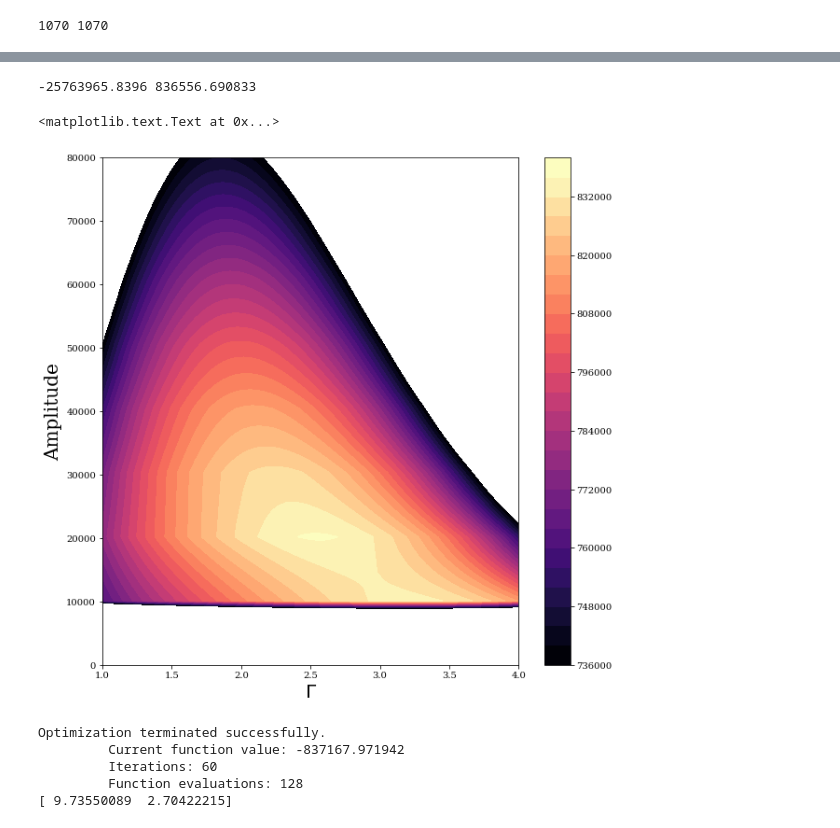
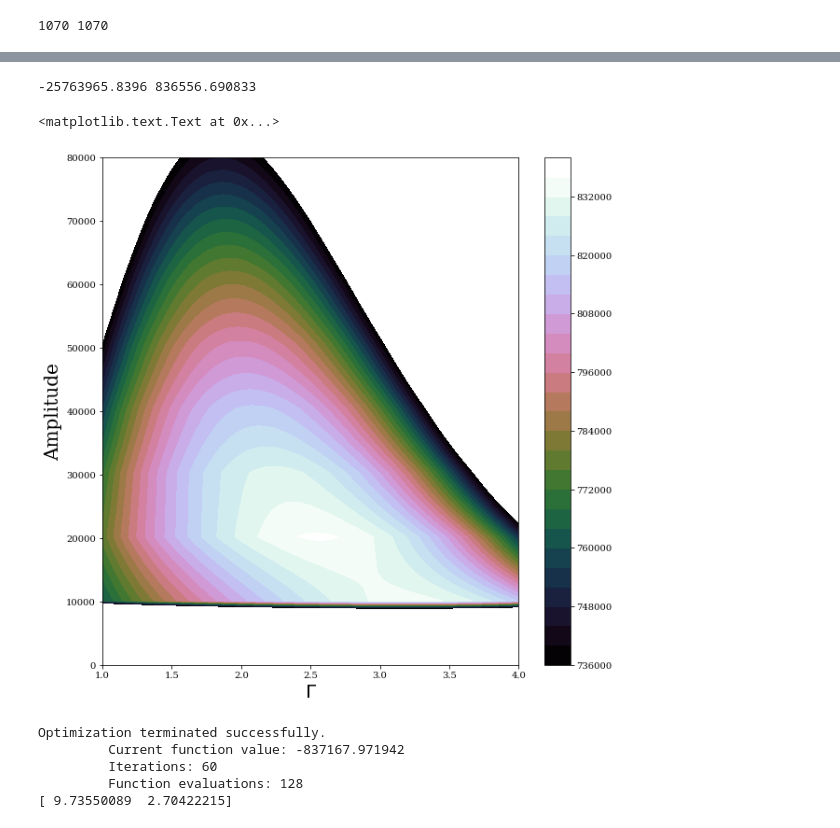
Before and after one commit to dirac-institute/PileupABC, a Jupyter notebook: Margaret/pileup_testmodel.ipynb, the cells around one changed output, grey strips where cells are left out. Cells and saved outputs as stored; diff of their text form; code cells hidden in the pictures.

```diff
--- a/Margaret/pileup_testmodel.ipynb
+++ b/Margaret/pileup_testmodel.ipynb
@@ -182,6 +209,8 @@ def log_likelihood(data,logA,a):
     lambda = integral from E_min to E_max A*E**-a
     input data = piled histogram from previous step
     """
+    E_min =
+    E_max =
     lam = integrate_lambda(E_max[1:],np.exp(logA),a) - integrate_lambda(E_min[1:],np.exp(logA),a)
     summation = gammaln(data+1)
     log_like = np.multiply(-1.0,lam) + data*np.log(lam) + summation
@@ -270,35 +299,35 @@ print np.amin(ll_val),np.amax(ll_val)
 #imgplot = ax.imshow(ll_val[1:,:])
 #imgplot.set_cmap('inferno')
 #plt.colorbar(imgplot)
 #cmap = sns.cubehelix_palette(light=1, as_cmap=True)
 #ax = sns.heatmap(ll_val[1:,:],cmap=cmap)
 #ax.set_xlabel('A',fontsize=18)
 #ax.set_ylabel(r'$\Gamma$',fontsize=18)
 
 #plt.pcolormesh(ll_val)
 #plt.colorbar()
 #curves = 10
 #m = max([max(row) for row in ll_val])
 #levels = np.arange(0, m, (1 / float(curves)) * m)
 #plt.contour(ll_val, colors="white", levels=levels)
 #plt.show()
 
 levels = MaxNLocator(nbins=30).tick_values(np.amax(ll_val)-100000, np.amax(ll_val))
 #cmap = plt.get_cmap('PiYG')
 norm = BoundaryNorm(levels, ncolors=cmap.N, clip=True)
-cf = plt.contourf(a, A, ll_val,cmap='magma',vmin=np.amax(ll_val)-100000,vmax=np.amax(ll_val),levels=levels)
+cf = plt.contourf(a, A, ll_val,cmap='cubehelix',vmin=np.amax(ll_val)-100000,vmax=np.amax(ll_val),levels=levels)
 #plt.contour(cf, colors='white',levels=levels,linestyle='--')
 fig.colorbar(cf)
 ax.set_xlim(1,4)
 ax.set_ylim(0,80000)
 ax.set_xlabel(r'$\Gamma$',fontsize=20)
 ax.set_ylabel('Amplitude',fontsize=20)
 #plt.pcolormesh(ll_val)
 #plt.colorbar(cs)
 # %% [output]
 -25763965.8396 836556.690833
 <matplotlib.text.Text at 0x...>
-[figure, old version]
+[figure, new version]
 # %%
 #Use scipy.optimize to find the best A and alpha parameters
 from scipy.optimize import minimize
```
Also changed, not shown: parts of 4 cells of this notebook, 3 other files.
